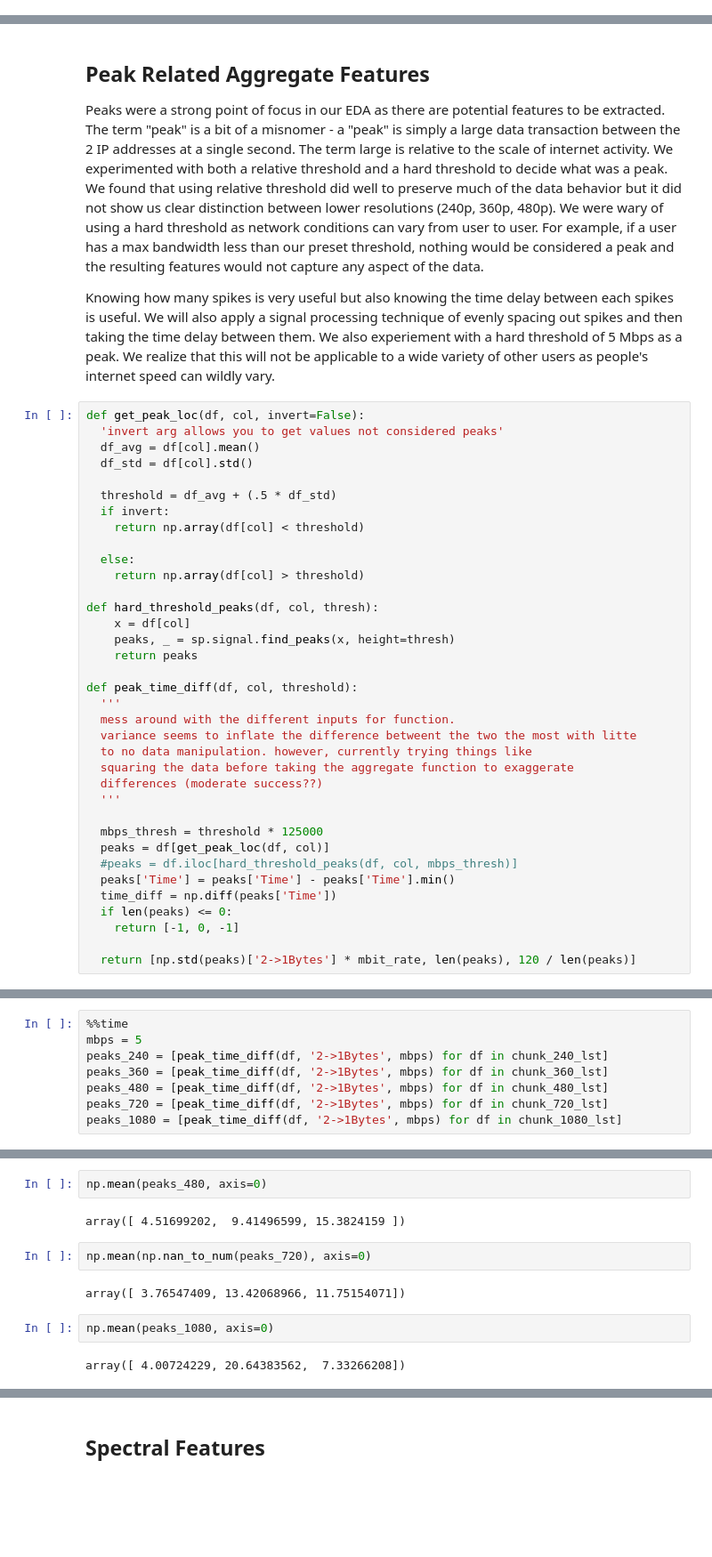
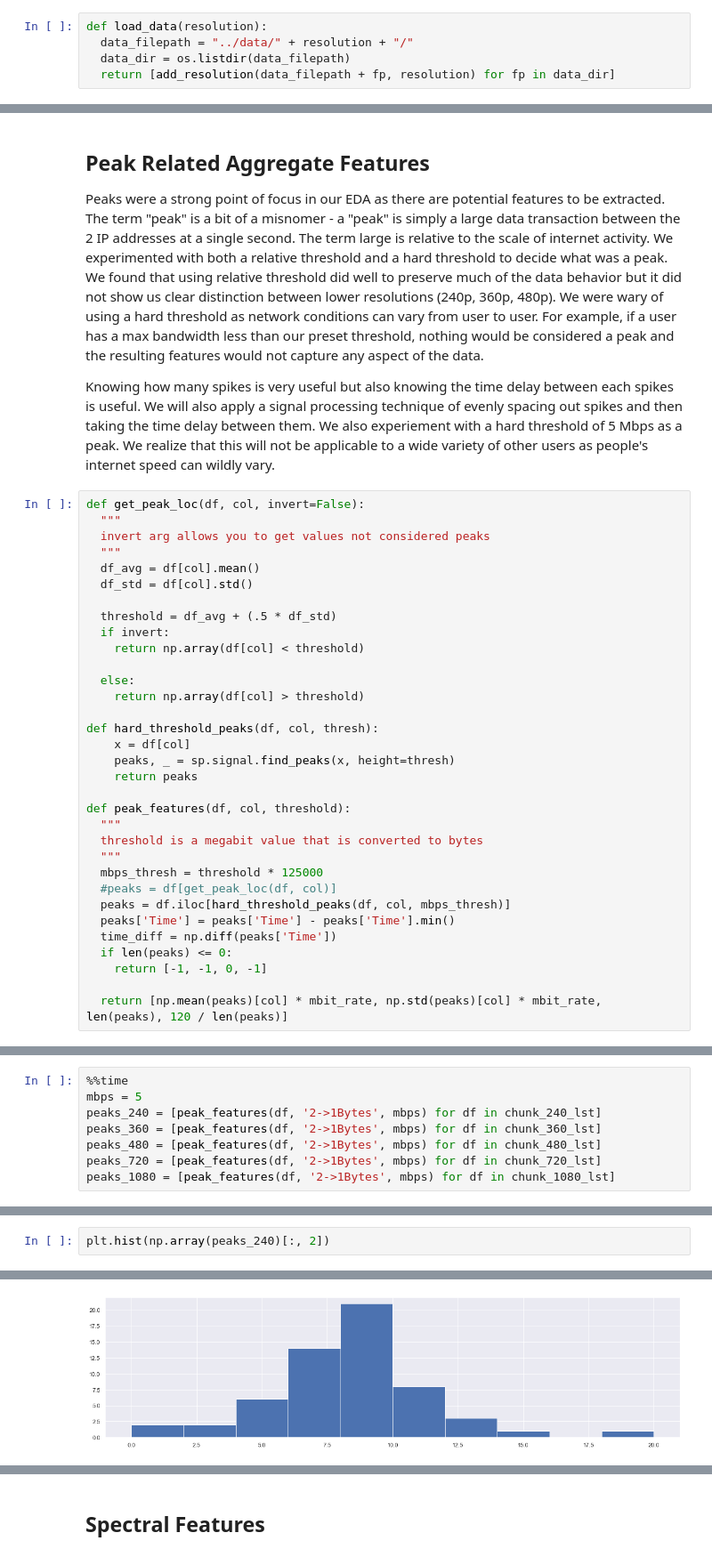
Before and after one commit to stephdoan/ResRecovery, a Jupyter notebook: notebooks/Feature_Engineering.ipynb, the cells around one changed output, grey strips where cells are left out. Shown at 89% size. Cells and saved outputs as stored; diff of their text form; blank space fills up the shorter version.

```diff
--- a/notebooks/Feature_Engineering.ipynb
+++ b/notebooks/Feature_Engineering.ipynb
@@ -20,6 +20,11 @@ sys.path.insert(0, '../src')
 from utils import *
 # %%
 sns.set(rc={'figure.figsize':(20,5)})
+# %%
+def load_data(resolution):
+  data_filepath = "../data/" + resolution + "/"
+  data_dir = os.listdir(data_filepath)
+  return [add_resolution(data_filepath + fp, resolution) for fp in data_dir]
 # %%
 %%time
 mbit_rate = 1/125000
@@ -88,7 +87,9 @@ Peaks were a strong point of focus in our EDA as there are potential features to
 Knowing how many spikes is very useful but also knowing the time delay between each spikes is useful. We will also apply a signal processing technique of evenly spacing out spikes and then taking the time delay between them. We also experiement with a hard threshold of 5 Mbps as a peak. We realize that this will not be applicable to a wide variety of other users as people's internet speed can wildly vary.
 # %%
 def get_peak_loc(df, col, invert=False):
-  'invert arg allows you to get values not considered peaks'
+  """
+  invert arg allows you to get values not considered peaks
+  """
   df_avg = df[col].mean()
   df_std = df[col].std()
 
@@ -104,21 +105,16 @@ def hard_threshold_peaks(df, col, thresh):
     peaks, _ = sp.signal.find_peaks(x, height=thresh)
     return peaks
 
-def peak_time_diff(df, col, threshold):
-  '''
-  mess around with the different inputs for function.
-  variance seems to inflate the difference betweent the two the most with litte
-  to no data manipulation. however, currently trying things like
-  squaring the data before taking the aggregate function to exaggerate
-  differences (moderate success??)
-  '''
-
+def peak_features(df, col, threshold):
+  """
+  threshold is a megabit value that is converted to bytes
+  """
   mbps_thresh = threshold * 125000
-  peaks = df[get_peak_loc(df, col)]
-  #peaks = df.iloc[hard_threshold_peaks(df, col, mbps_thresh)]
+  #peaks = df[get_peak_loc(df, col)]
+  peaks = df.iloc[hard_threshold_peaks(df, col, mbps_thresh)]
   peaks['Time'] = peaks['Time'] - peaks['Time'].min()
   time_diff = np.diff(peaks['Time'])
   if len(peaks) <= 0:
-    return [-1, 0, -1]
+    return [-1, -1, 0, -1]
 
-  return [np.std(peaks)['2->1Bytes'] * mbit_rate, len(peaks), 120 / len(peaks)]
+  return [np.mean(peaks)[col] * mbit_rate, np.std(peaks)[col] * mbit_rate, len(peaks), 120 / len(peaks)]
@@ -137,9 +121,9 @@ plt.plot(f, Pxx)
 # %%
 %%time
 mbps = 5
-peaks_240 = [peak_time_diff(df, '2->1Bytes', mbps) for df in chunk_240_lst]
-peaks_360 = [peak_time_diff(df, '2->1Bytes', mbps) for df in chunk_360_lst]
-peaks_480 = [peak_time_diff(df, '2->1Bytes', mbps) for df in chunk_480_lst]
-peaks_720 = [peak_time_diff(df, '2->1Bytes', mbps) for df in chunk_720_lst]
-peaks_1080 = [peak_time_diff(df, '2->1Bytes', mbps) for df in chunk_1080_lst]
+peaks_240 = [peak_features(df, '2->1Bytes', mbps) for df in chunk_240_lst]
+peaks_360 = [peak_features(df, '2->1Bytes', mbps) for df in chunk_360_lst]
+peaks_480 = [peak_features(df, '2->1Bytes', mbps) for df in chunk_480_lst]
+peaks_720 = [peak_features(df, '2->1Bytes', mbps) for df in chunk_720_lst]
+peaks_1080 = [peak_features(df, '2->1Bytes', mbps) for df in chunk_1080_lst]
 # %% [output]
@@ -155,12 +131,3 @@ array([ 3.90822763,  7.54421769, 19.37638397])
-# %%
-np.mean(peaks_480, axis=0)
-# %% [output]
-array([ 4.51699202,  9.41496599, 15.3824159 ])
-# %%
-np.mean(np.nan_to_num(peaks_720), axis=0)
-# %% [output]
-array([ 3.76547409, 13.42068966, 11.75154071])
-# %%
-np.mean(peaks_1080, axis=0)
-# %% [output]
-array([ 4.00724229, 20.64383562,  7.33266208])
+# %%
+plt.hist(np.array(peaks_240)[:, 2])
+# %% [output]
@@ -166,0 +137 @@ array([ 4.00724229, 20.64383562,  7.33266208])
+[figure, added]
```
Also changed, not shown: parts of 70 cells of this notebook, 2 other files.
